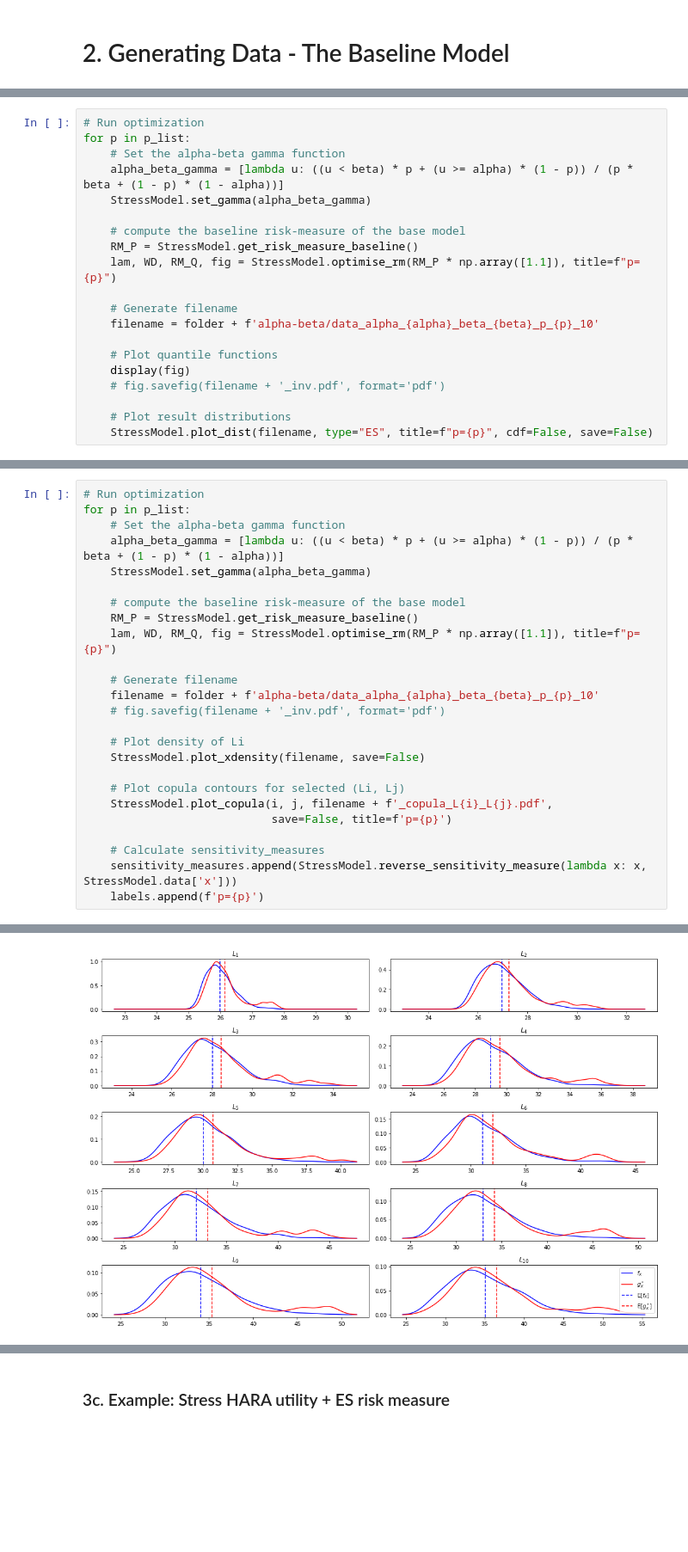
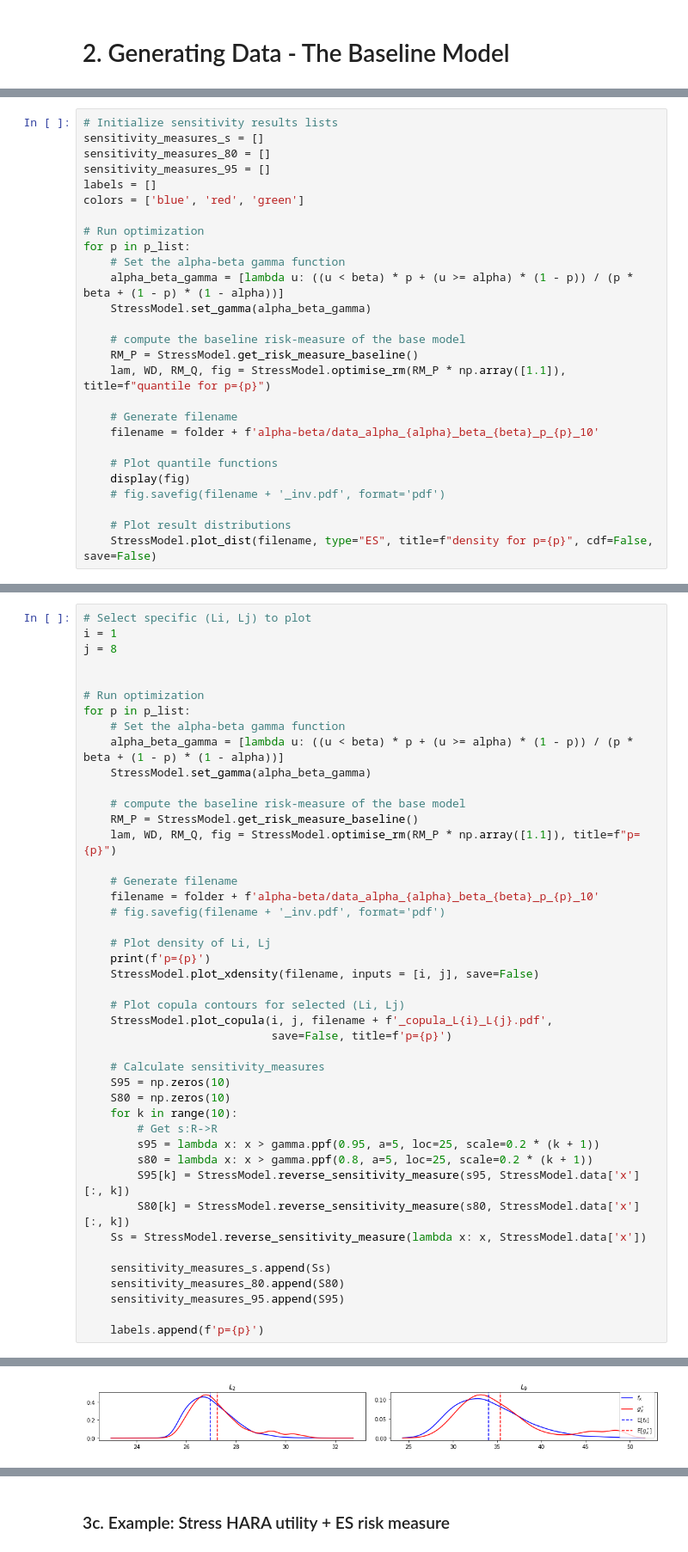
Before and after one commit to spesenti/SWIM-Wasserstein-py, a Jupyter notebook: Data/Example/W_Stress_example.ipynb, the cells around one changed output, grey strips where cells are left out. Shown at 86% size. Cells and saved outputs as stored; diff of their text form; blank space fills up the shorter version.

```diff
--- a/Data/Example/W_Stress_example.ipynb
+++ b/Data/Example/W_Stress_example.ipynb
@@ -158,4 +186,11 @@ for p in p_list:
 # %%
+# Initialize sensitivity results lists
+sensitivity_measures_s = []
+sensitivity_measures_80 = []
+sensitivity_measures_95 = []
+labels = []
+colors = ['blue', 'red', 'green']
+
 # Run optimization
 for p in p_list:
     # Set the alpha-beta gamma function
@@ -164,7 +199,7 @@ for p in p_list:
 
     # compute the baseline risk-measure of the base model
     RM_P = StressModel.get_risk_measure_baseline()
-    lam, WD, RM_Q, fig = StressModel.optimise_rm(RM_P * np.array([1.1]), title=f"p={p}")
+    lam, WD, RM_Q, fig = StressModel.optimise_rm(RM_P * np.array([1.1]), title=f"quantile for p={p}")
 
     # Generate filename
     filename = folder + f'alpha-beta/data_alpha_{alpha}_beta_{beta}_p_{p}_10'
@@ -174,5 +209,5 @@ for p in p_list:
     # fig.savefig(filename + '_inv.pdf', format='pdf')
 
     # Plot result distributions
-    StressModel.plot_dist(filename, type="ES", title=f"p={p}", cdf=False, save=False)
+    StressModel.plot_dist(filename, type="ES", title=f"density for p={p}", cdf=False, save=False)
 # %% [output]
@@ -202,4 +224,9 @@ lambda =  [7.68154905]
 # %%
+# Select specific (Li, Lj) to plot
+i = 1
+j = 8
+
+
 # Run optimization
 for p in p_list:
     # Set the alpha-beta gamma function
@@ -214,14 +241,28 @@ for p in p_list:
     filename = folder + f'alpha-beta/data_alpha_{alpha}_beta_{beta}_p_{p}_10'
     # fig.savefig(filename + '_inv.pdf', format='pdf')
 
-    # Plot density of Li
-    StressModel.plot_xdensity(filename, save=False)
+    # Plot density of Li, Lj
+    print(f'p={p}')
+    StressModel.plot_xdensity(filename, inputs = [i, j], save=False)
 
     # Plot copula contours for selected (Li, Lj)
     StressModel.plot_copula(i, j, filename + f'_copula_L{i}_L{j}.pdf',
                             save=False, title=f'p={p}')
 
     # Calculate sensitivity_measures
-    sensitivity_measures.append(StressModel.reverse_sensitivity_measure(lambda x: x, StressModel.data['x']))
+    S95 = np.zeros(10)
+    S80 = np.zeros(10)
+    for k in range(10):
+        # Get s:R->R
+        s95 = lambda x: x > gamma.ppf(0.95, a=5, loc=25, scale=0.2 * (k + 1))
+        s80 = lambda x: x > gamma.ppf(0.8, a=5, loc=25, scale=0.2 * (k + 1))
+        S95[k] = StressModel.reverse_sensitivity_measure(s95, StressModel.data['x'][:, k])
+        S80[k] = StressModel.reverse_sensitivity_measure(s80, StressModel.data['x'][:, k])
+    Ss = StressModel.reverse_sensitivity_measure(lambda x: x, StressModel.data['x'])
+
+    sensitivity_measures_s.append(Ss)
+    sensitivity_measures_80.append(S80)
+    sensitivity_measures_95.append(S95)
+
     labels.append(f'p={p}')
 # %% [output]
@@ -233,2 +270,2 @@ lambda =  [5.34525508]
-[figure, old version]
+[figure, new version]
 [figure]
```
Also changed, not shown: parts of 22 cells of this notebook, 1 other file.
